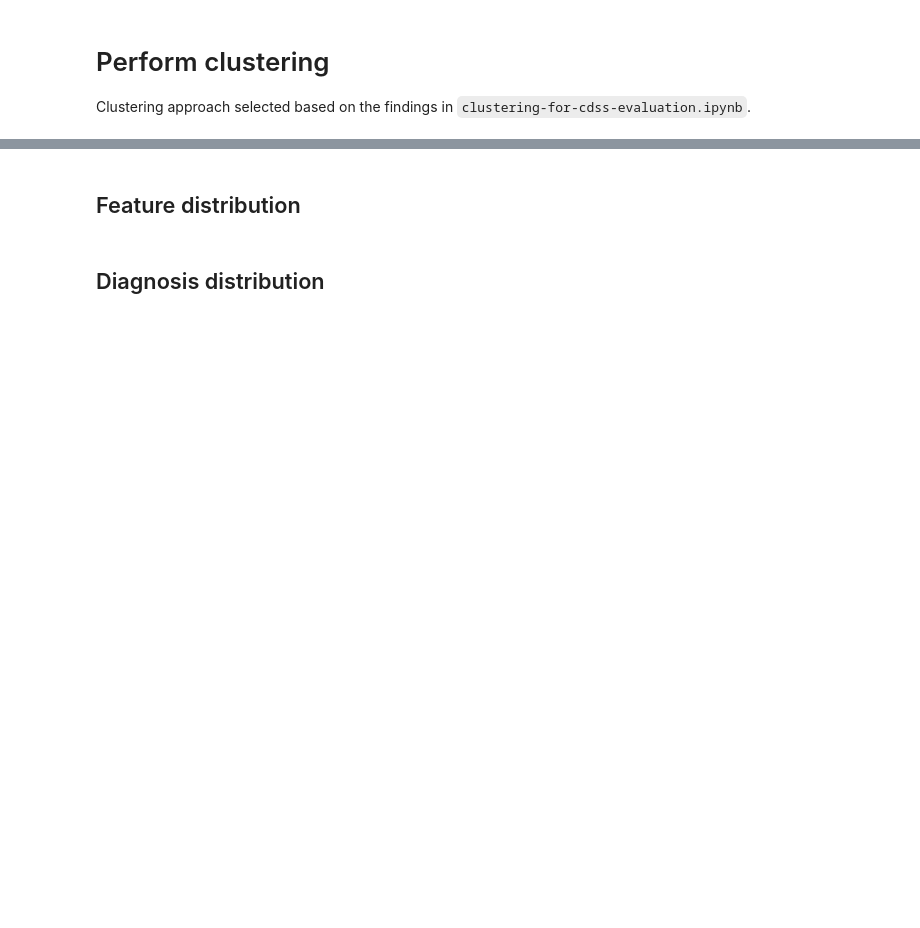
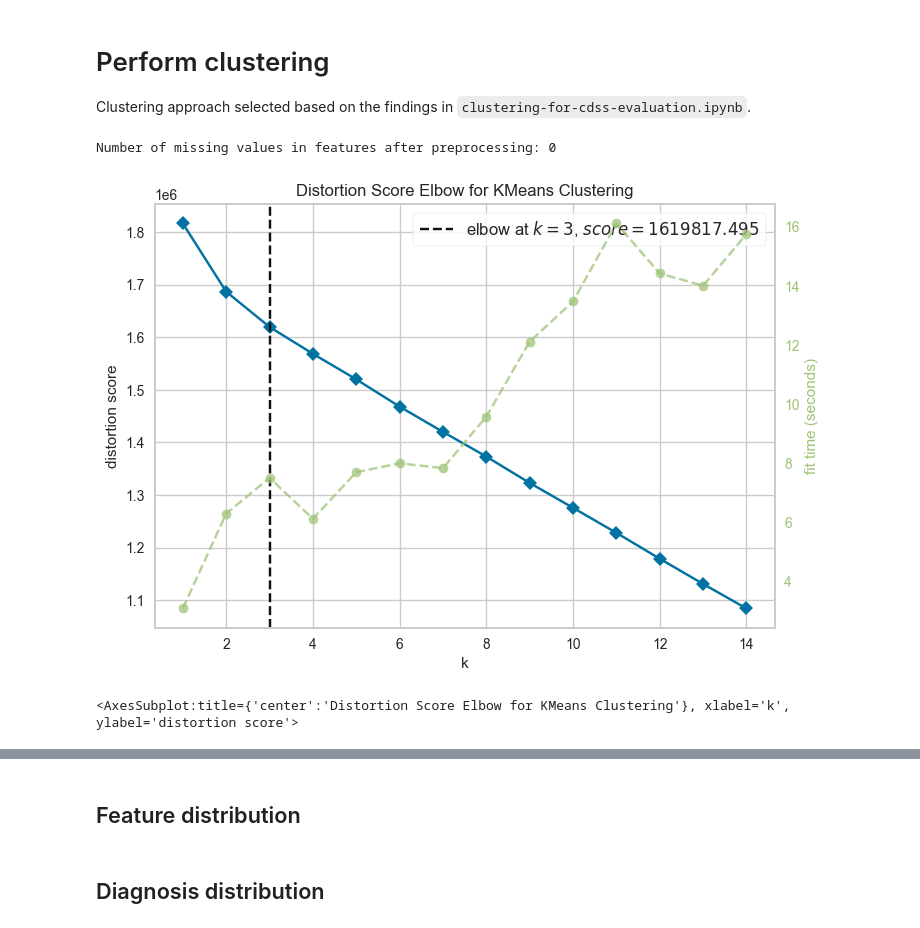
Before and after one commit to sid030sid/DYNAMIC-igh-ml-semester-project, a Jupyter notebook: clustering-for-syndromic-surveillance.ipynb, the cells around one changed output, grey strips where cells are left out. Drawn from its saved outputs; the diff is of its cells as text; code cells hidden in the pictures; blank space fills up the shorter version.

```diff
--- a/clustering-for-syndromic-surveillance.ipynb
+++ b/clustering-for-syndromic-surveillance.ipynb
@@ -59,3 +39,83 @@ complaints_infants = [
 # %% [markdown]
 # Perform clustering
 Clustering approach selected based on the findings in `clustering-for-cdss-evaluation.ipynb`.
+# %%
+# imputate and numericalize based on domain and context
+preprocessed_features = features.copy()
+
+# rules for imputing and numericalisation
+domain_based_data_preprocessing = {
+        'patient_age': {"method":"median"}, # "method" refers to the NAN processing method
+        'patient_gender': {"method":"median", "conversion":{"female": 1, "male": 0}},
+        'PE212 - Respiratory rate (breaths/min) - 8469': {"method":"domain", "conversion":{np.nan : 14}},  # check wth doman if nan = 14 makes sense
+        'S39 - Cough - 7817': {"method":"domain", "conversion":{np.nan : 0, "Yes": 1, "No": 0}},
+        'PE18 - Chest indrawing - 7811': {"method":"domain", "conversion":{np.nan : 0, "Yes": 1, "No": 0}},
+        'S180 - How is the infant feeding currently? - 7516': {"method":"domain", "conversion":{np.nan : 0, 'Feeding well': 0, 'Not feeding well': 1, 'Not feeding at all': 2}},
+        'S46 - Convulsions in present illness - 8355': {"method":"domain", "conversion":{np.nan : 0, "Yes": 1, "No": 0}},
+        'BC - Axillary temperature - 7823 categorical': {"method":"domain", "conversion":{np.nan : 0, "< 38 °C": 0, ">= 38°C": 1}}, # check wth doman if nan = 0 makes sense
+        'PE125 - Observation of movement - 8388': {"method":"domain", "conversion":{np.nan : 0, 'Movement without stimulation': 0, 'Movement only when stimulated': 1, 'No movement even when stimulated': 2}},
+        'S96 - Unable to drink or breastfeed - 7871': {"method":"domain", "conversion":{np.nan : 0, "Yes": 1, "No": 0}},
+        'S157 - Vomiting everything - 8026': {"method":"domain", "conversion":{np.nan : 0, "Yes": 1, "No": 0}},
+        'OS9 - Unconscious or Lethargic (Unusually sleepy) - 7378': {"method":"domain", "conversion":{np.nan : 0, "Yes": 1, "No": 0}},
+        'PE63 - Stiff neck - 8391': {"method":"domain", "conversion":{np.nan : 0, "Present": 1, "Absent": 0}},
+        'PE19 - Stridor in calm child - 7812': {"method":"domain", "conversion":{np.nan : 0, "Yes": 1, "No": 0}},
+                'S42 - Duration of fever (days) - 7819 categorical': {"method":"domain", "conversion":{np.nan : 0, '< 4 days': 1, '>= 4 days < 7 days': 2, '>= 7 days < 14 days': 3, '>= 14 days': 4}},
+        'S124 - Significant weight loss - 7539': {"method":"domain", "conversion":{np.nan : 0, "Yes": 1, "No": 0}},
+        'S118 - Significant hemoptysis (>1 episode) - 7941': {"method":"domain", "conversion":{np.nan : 0, "Yes": 1, "No": 0}},
+                'S176 - Cough duration (days) - 7731 categorical': {"method":"domain", "conversion":{np.nan : 0, "< 2 weeks": 1, ">= 2 weeks": 2}},
+        'E46 - Recent close contact with somebody with TB - 7820': {"method":"domain", "conversion":{np.nan : 0, "Yes": 1, "No": 0}},
+        'PE220 - Identifiable source of fever? - 8399': {"method":"domain", "conversion":{np.nan : 0, "Yes": 1, "No": 0}},
+        'A55 - Urinary dipstick - 7648': {"method":"domain", "conversion":{np.nan : 0, "Pathologic": 1, "Normal": 0}},
+        'PE134 - Measles rash and associated signs - 8386': {"method":"domain", "conversion":{np.nan : 0, "Present": 1, "Absent": 0}},
+        'PE109 - Scarlet fever rash - 8344': {"method":"domain", "conversion":{np.nan : 0, "Present": 1, "Absent": 0}},
+        'PE106 - Non specific viral rash - 7930': {"method":"domain", "conversion":{np.nan : 0, "Present": 1, "Absent": 0}},
+        'PE218 - Unexplained bleeding - 8107': {"method":"domain", "conversion":{np.nan : 0, "Present": 1, "Absent": 0}},
+        'S153 - Diarrhea (stools are looser or more watery than normal) - 7649': {"method":"domain", "conversion":{np.nan : 0, "Yes": 1, "No": 0}},
+                'S98 - Number of loose or liquid stools over the past 24 hours - 7882 categorical': {"method":"domain", "conversion":{np.nan : 0, '<3': 1, '>=3': 2, '>=4': 3, '>=5': 4, '>=6': 5}},
+        'S149 - Yellow appearing skin or eyes (jaundice) - 7630': {"method":"domain", "conversion":{np.nan : 0, "Yes": 1, "No": 0}},
+        'PE191 - Jaundice - 8036': {"method":"domain", "conversion":{np.nan : 0, "Present": 1, "Absent": 0}},
+        'S74 - Abnormal vaginal discharge - 8377': {"method":"domain", "conversion":{np.nan : 0, "Yes": 1, "No": 0}},
+        'S81 - Urethral discharge - 7810': {"method":"domain", "conversion":{np.nan : 0, "Yes": 1, "No": 0}},
+        'S79 - Genital lesion - 7867': {"method":"domain", "conversion":{np.nan : 0, "Yes": 1, "No": 0}},
+                'BC7 - Weight for age (z-score) - 8434 categorical': {"method":"domain", "conversion":{np.nan : 0, "more than -2 z-score": 0, "-2 z-score": 1, "less than -2 z-score": 2}}, # check wth doman if nan =0 makes sense
+                'BC95 - Weight for height - 7451 categorical': {"method":"domain", "conversion":{np.nan : 0, "more than -2 z-score": 0, "-2 z-score": 1, "less than -2 z-score": 2}}, # check wth doman if nan = 0 makes sense
+                "BC61 - MUAC for age z-score - 7839 categorical": {"method":"domain", "conversion":{np.nan : 0, '> - 2 z-score': 0, "-2 z-score": 1, '< -2 z-score': 2}},
+        'malaria': {"method":"domain", "conversion":{np.nan : 0, "Positive": 1, "Negative": 0}},
+                'fever without source: presumed bacterial infection': {"method":"domain", "conversion":{np.nan : 0, 'Accepted': 1, 'Manually added': 1, 'Rejected': 0,}}, # check wth doman if nan = 0 makes sense
+                'fever without source: presumed viral illness': {"method":"domain", "conversion":{np.nan : 0, 'Accepted': 1, 'Manually added': 1, 'Rejected': 0,}}, # check wth doman if nan = 0 makes sense
+        'suspicion of tuberculosis': {"method":"domain", "conversion":{np.nan : 0, "Accepted": 1, "Rejected": 0}}# check wth doman if nan = 0 makes sense
+}
+
+# impute nan and numericalise features based on domain knowledge
+for feature in domain_based_data_preprocessing:
+        if "conversion" in domain_based_data_preprocessing[feature]:
+                preprocessed_features[feature] = preprocessed_features[feature].replace(domain_based_data_preprocessing[feature]["conversion"])
+        if domain_based_data_preprocessing[feature]["method"] == "median":
+                median=preprocessed_features[feature].median()
+                preprocessed_features[feature] = preprocessed_features[feature].fillna(median)
+        if domain_based_data_preprocessing[feature]["method"] == "mean":
+                mean=preprocessed_features[feature].mean()
+                preprocessed_features[feature] = preprocessed_features[feature].fillna(mean)
+
+# convert features to float
+preprocessed_features = preprocessed_features.astype(float)
+
+# standardize features
+scaler = StandardScaler()
+scaled_features = scaler.fit_transform(preprocessed_features)
+preprocessed_features = pd.DataFrame(scaled_features, columns=preprocessed_features.columns)
+
+# check if there are no missing values anymore
+print("Number of missing values in features after preprocessing:", preprocessed_features.isna().sum().sum())
+# %% [output]
+Number of missing values in features after preprocessing: 0
+# %%
+# find k with elbow method
+model = KMeans(n_init=100, random_state=1)
+visualizer = KElbowVisualizer(model, k=(1,15))
+visualizer.fit(preprocessed_features)
+n_clusters = visualizer.elbow_value_ # optimal number of clusters
+visualizer.show()
+# %% [output]
+[figure, added]
+<AxesSubplot:title={'center':'Distortion Score Elbow for KMeans Clustering'}, xlabel='k', ylabel='distortion score'>
```
Also changed, not shown: parts of 32 cells of this notebook, 7 other files.
